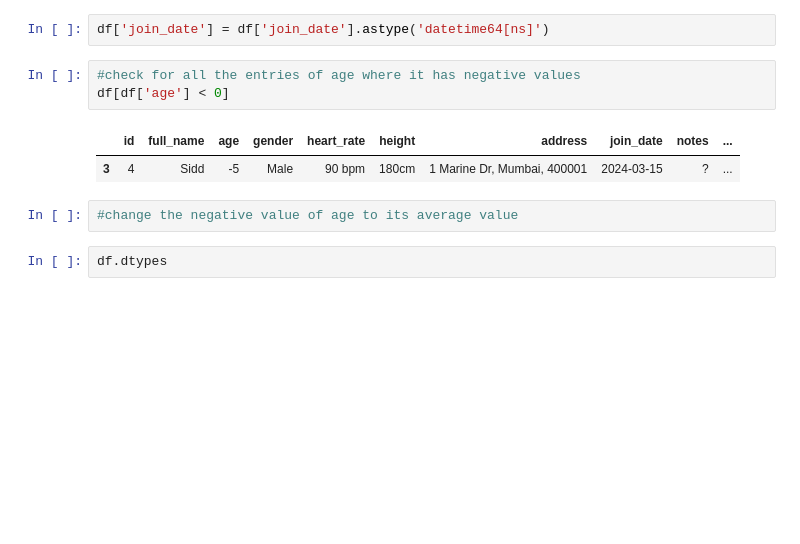
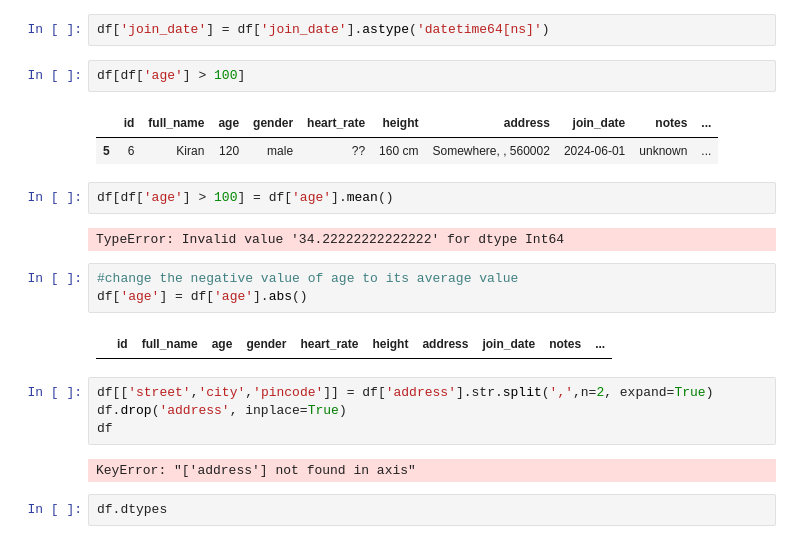
Before and after one commit to Sru-j/daily_lab_activities, a Jupyter notebook: data_inspect.ipynb, the cells around one changed output. Cells and saved outputs as stored; diff of their text form; blank space fills up the shorter version.

```diff
--- a/data_inspect.ipynb
+++ b/data_inspect.ipynb
@@ -168,13 +168,25 @@ df['gender'] = df['gender'].astype('category')
 # %%
 df['join_date'] = df['join_date'].astype('datetime64[ns]')
 # %%
-#check for all the entries of age where it has negative values
-df[df['age'] < 0]
+df[df['age'] > 100]
 # %% [output]
 |  | id | full_name | age | gender | heart_rate | height | address | join_date | notes | ... |
-| 3 | 4 | Sidd | -5 | Male | 90 bpm | 180cm | 1 Marine Dr, Mumbai, 400001 | 2024-03-15 | ? | ... |
+| 5 | 6 | Kiran | 120 | male | ?? | 160 cm | Somewhere, , 560002 | 2024-06-01 | unknown | ... |
+# %%
+df[df['age'] > 100] = df['age'].mean()
+# %% [output]
+TypeError: Invalid value '34.22222222222222' for dtype Int64
 # %%
 #change the negative value of age to its average value
+df['age'] = df['age'].abs()
+# %% [output]
+|  | id | full_name | age | gender | heart_rate | height | address | join_date | notes | ... |
+# %%
+df[['street','city','pincode']] = df['address'].str.split(',',n=2, expand=True)
+df.drop('address', inplace=True)
+df
+# %% [output]
+KeyError: "['address'] not found in axis"
 # %%
 df.dtypes
 # %% [output]
```
